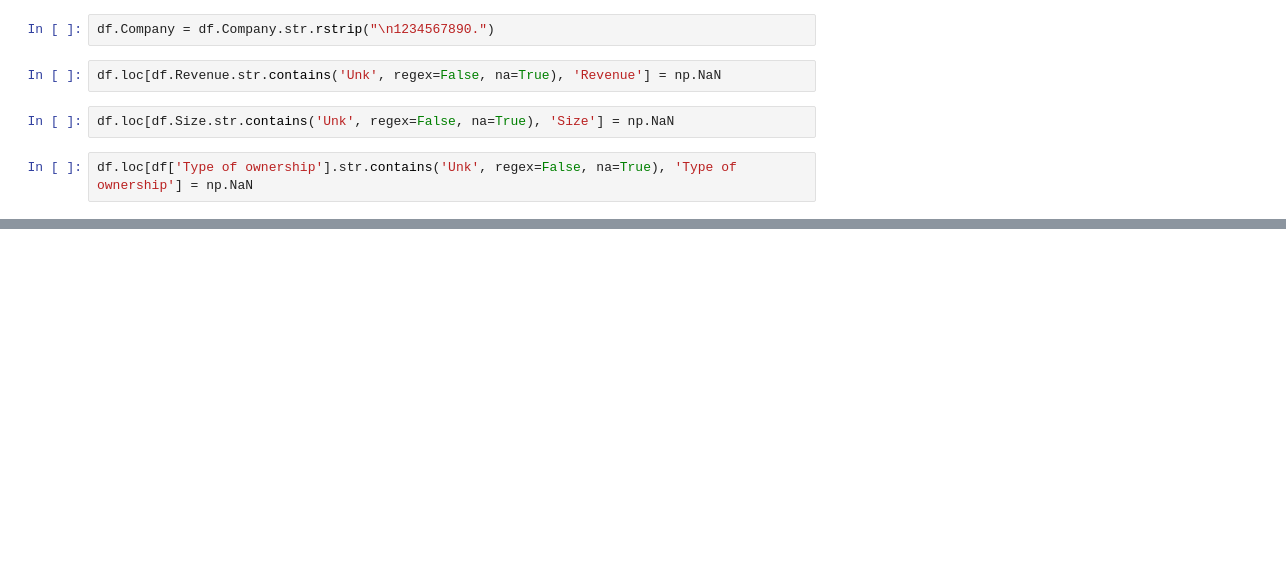
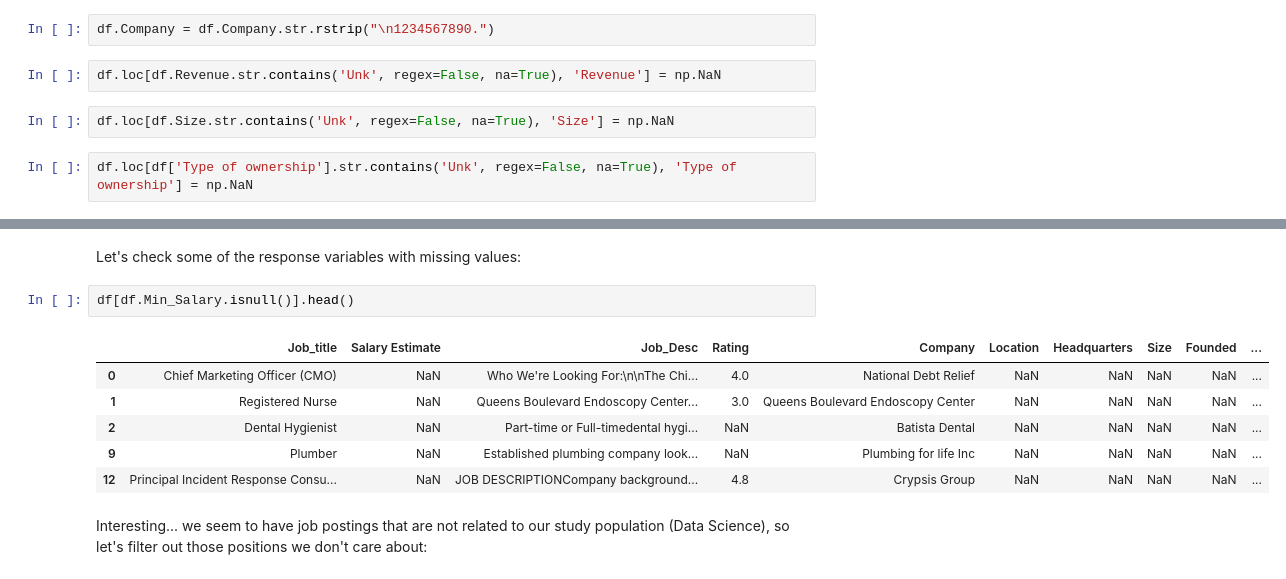
Before and after one commit to ronaldpacheco/Capstone_2_Data-Science-Salary-Prediction, a Jupyter notebook: Data Wrangling.ipynb, the cells around one changed output, grey strips where cells are left out. Cells and saved outputs as stored; diff of their text form; blank space fills up the shorter version.

```diff
--- a/Data Wrangling.ipynb
+++ b/Data Wrangling.ipynb
@@ -666,0 +707,13 @@ dtype: int64
+# %% [markdown]
+Let's check some of the response variables with missing values:
+# %%
+df[df.Min_Salary.isnull()].head()
+# %% [output]
+|  | Job_title | Salary Estimate | Job_Desc | Rating | Company | Location | Headquarters | Size | Founded | ... |
+| 0 | Chief Marketing Officer (CMO) | NaN | Who We're Looking For:\n\nThe Chi... | 4.0 | National Debt Relief | NaN | NaN | NaN | NaN | ... |
+| 1 | Registered Nurse | NaN | Queens Boulevard Endoscopy Center... | 3.0 | Queens Boulevard Endoscopy Center | NaN | NaN | NaN | NaN | ... |
+| 2 | Dental Hygienist | NaN | Part-time or Full-timedental hygi... | NaN | Batista Dental | NaN | NaN | NaN | NaN | ... |
+| 9 | Plumber | NaN | Established plumbing company look... | NaN | Plumbing for life Inc | NaN | NaN | NaN | NaN | ... |
+| 12 | Principal Incident Response Consu... | NaN | JOB DESCRIPTIONCompany background... | 4.8 | Crypsis Group | NaN | NaN | NaN | NaN | ... |
+# %% [markdown]
+Interesting... we seem to have job postings that are not related to our study population (Data Science), so let's filter out those positions we don't care about:
```
Also changed, not shown: parts of 40 cells of this notebook.
